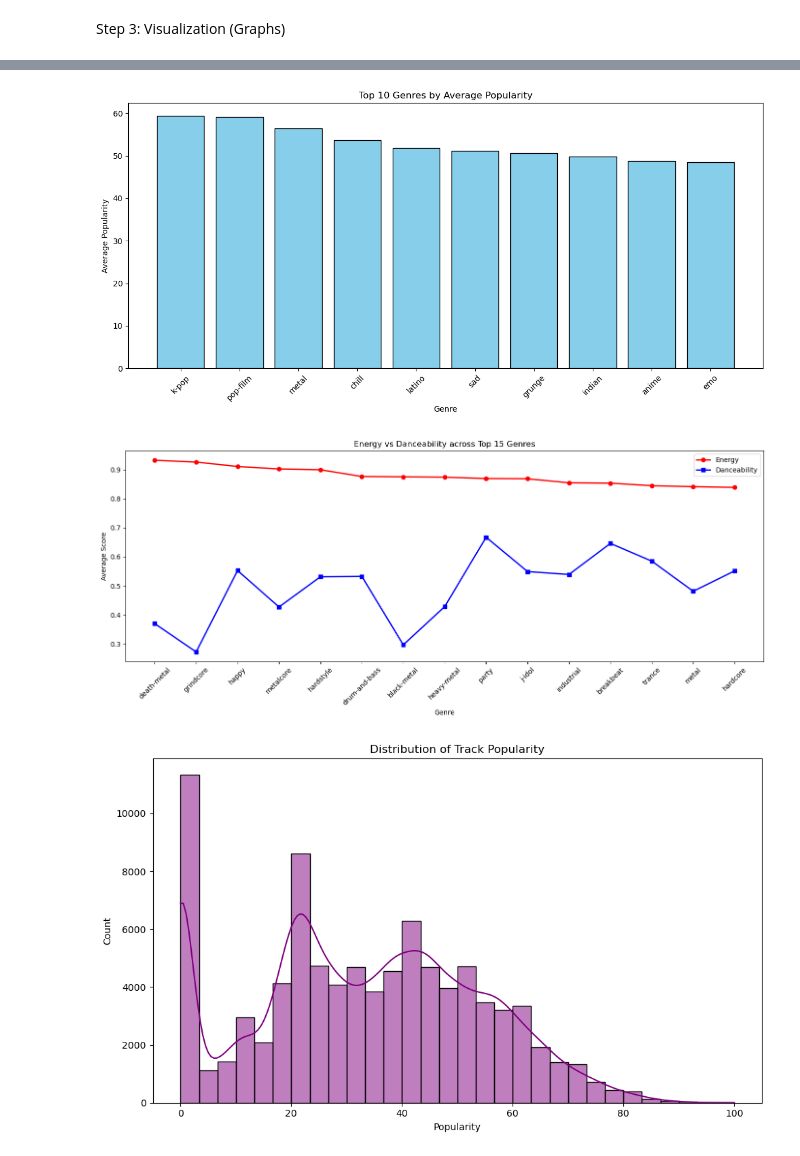
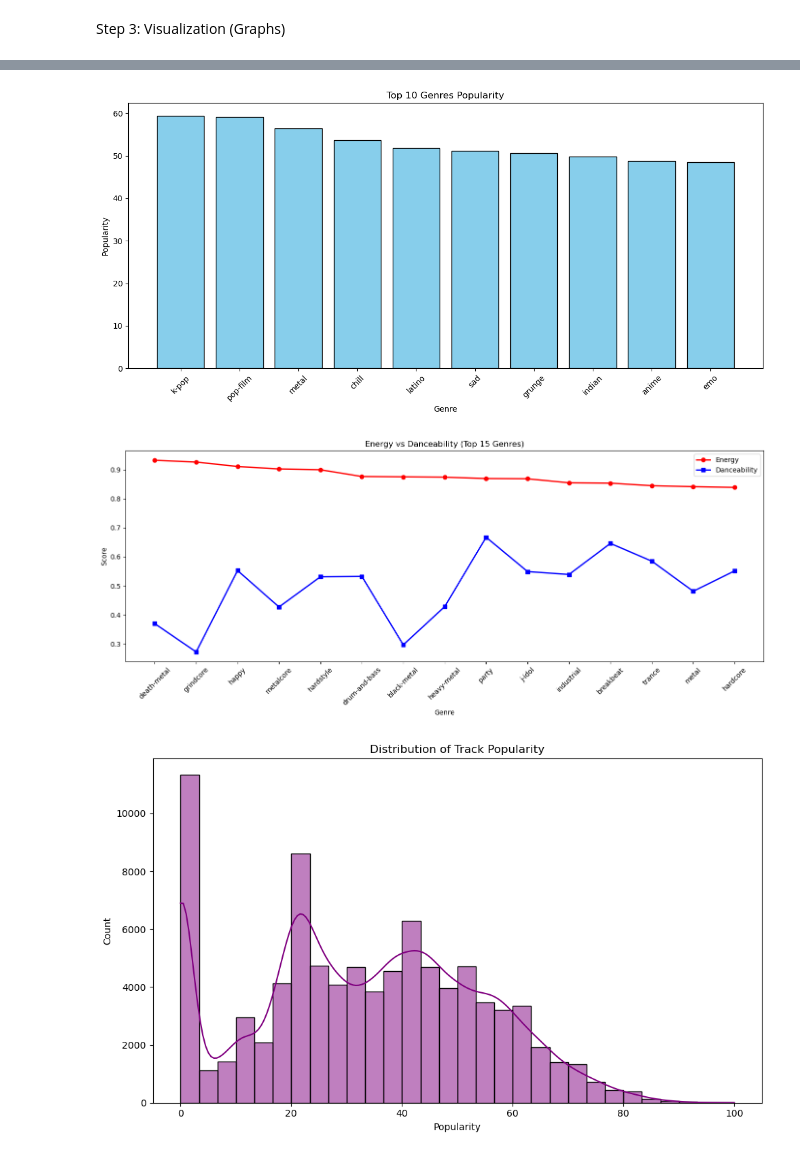
Before and after one commit to AayushCode24-7/Data_Wrangling, a Jupyter notebook: FDS.ipynb, the cells around one changed output, grey strips where cells are left out. Saved outputs shown, nothing was run; the diff lists cells and outputs as text; code cells hidden in the pictures.

```diff
--- a/FDS.ipynb
+++ b/FDS.ipynb
@@ -225,18 +225,18 @@ plt.show()
 # %%
 # Bar Chart - Top 10 Genres by Average Popularity
 # matplotlib libeary.
 
 top_genres = df_cleaned.groupby('track_genre')['popularity'].mean().sort_values(ascending=False).head(10)
 plt.figure(figsize=(12,6))
 plt.bar(top_genres.index, top_genres.values, color='skyblue', edgecolor='black')
 plt.xlabel('Genre')
-plt.ylabel('Average Popularity')
-plt.title('Top 10 Genres by Average Popularity')
+plt.ylabel('Popularity')
+plt.title('Top 10 Genres Popularity')
 plt.xticks(rotation=45)
 plt.tight_layout()
 plt.show()
 # %% [output]
-[figure, old version]
+[figure, new version]
 # %%
 # Line Chart - Average Energy and Danceability across Top 15 Genres.
 # Matpllotlib
@@ -246,14 +246,14 @@ plt.figure(figsize=(14,6))
 plt.plot(top15.index, top15['energy'], marker='o', label='Energy', color='red', linewidth=2)
 plt.plot(top15.index, top15['danceability'], marker='s', label='Danceability', color='blue', linewidth=2)
 plt.xlabel('Genre')
-plt.ylabel('Average Score')
-plt.title('Energy vs Danceability across Top 15 Genres')
+plt.ylabel('Score')
+plt.title('Energy vs Danceability (Top 15 Genres)')
 plt.xticks(rotation=45)
 plt.legend()
 plt.tight_layout()
 plt.show()
 # %% [output]
-[figure, old version]
+[figure, new version]
 # %%
 # HISTOGRAM--->
 # it is a right-skewed graph.
```
Also changed, not shown: parts of 3 cells of this notebook.
